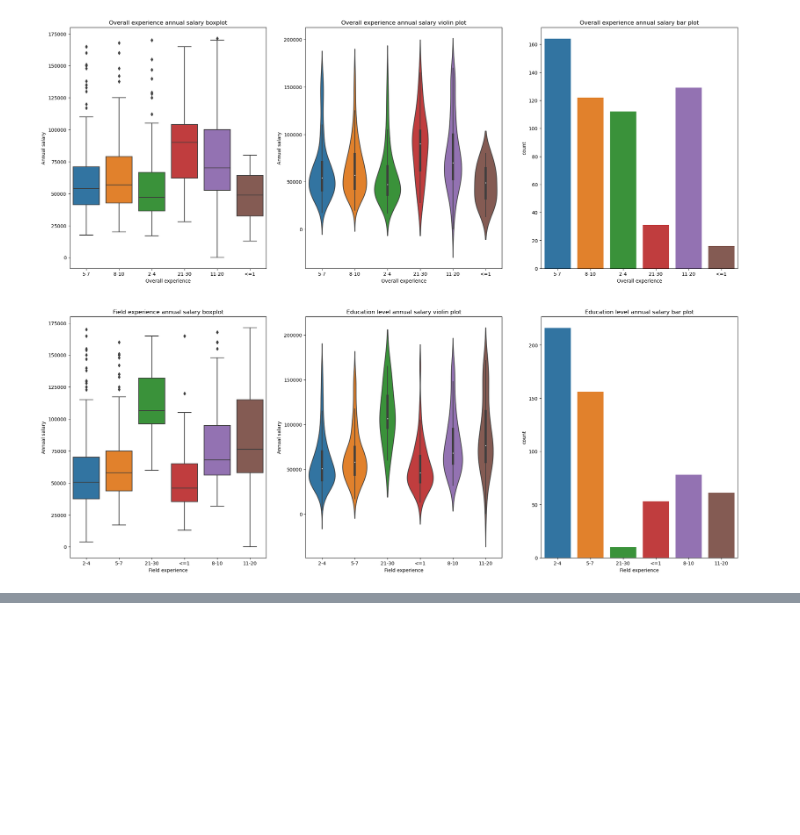
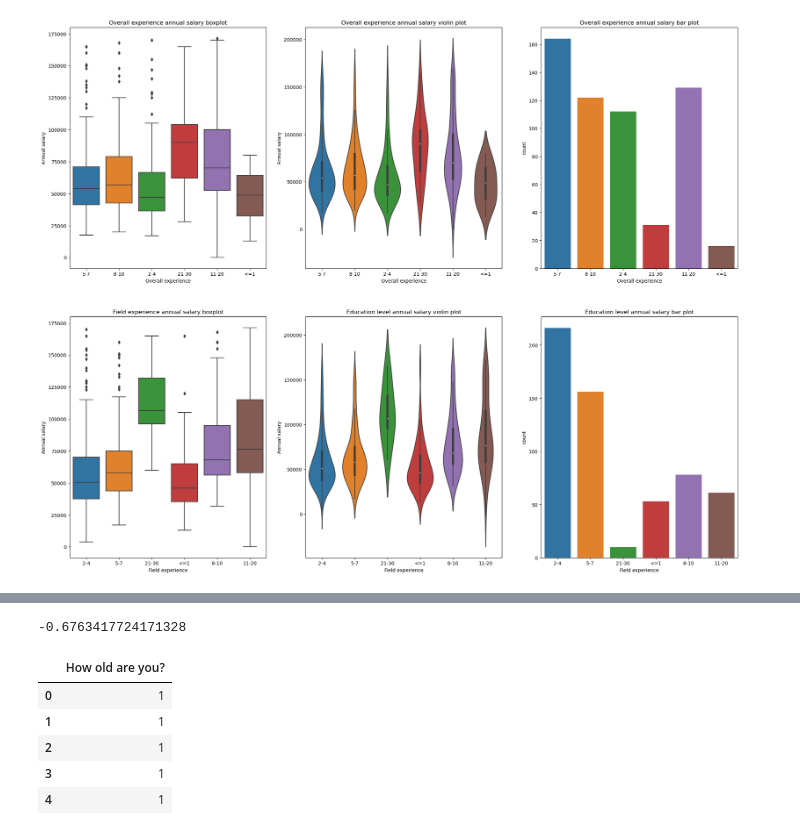
Before and after one commit to armandolezama/data-science-portfolio, a Jupyter notebook: Data_Science_Cycle/Ask_A_Manager_Salary_Survey_2021/Ask_A_Manager_Salary_Survey_2021.ipynb, the cells around one changed output, grey strips where cells are left out. Cells and saved outputs as stored; diff of their text form; code cells hidden in the pictures; blank space fills up the shorter version.

```diff
--- a/Data_Science_Cycle/Ask_A_Manager_Salary_Survey_2021/Ask_A_Manager_Salary_Survey_2021.ipynb
+++ b/Data_Science_Cycle/Ask_A_Manager_Salary_Survey_2021/Ask_A_Manager_Salary_Survey_2021.ipynb
@@ -1681,0 +1714,39 @@ field_experience_bar_plot.set_xticklabels(
+# %%
+le = LabelEncoder()
+
+le.fit(regression_set_data[gender_cat_var].drop_duplicates())
+regression_set_data[gender_cat_var] = le.transform(regression_set_data[gender_cat_var])
+
+le.fit(regression_set_data[age_cat_var].drop_duplicates())
+regression_set_data[age_cat_var] = le.transform(regression_set_data[age_cat_var])
+
+le.fit(regression_set_data[education_cat_var].drop_duplicates())
+regression_set_data[education_cat_var] = le.transform(regression_set_data[education_cat_var])
+
+le.fit(regression_set_data[overall_experience_cat_var].drop_duplicates())
+regression_set_data[overall_experience_cat_var] = le.transform(regression_set_data[overall_experience_cat_var])
+
+le.fit(regression_set_data[field_experience_cat_var].drop_duplicates())
+regression_set_data[field_experience_cat_var] = le.transform(regression_set_data[field_experience_cat_var])
+# %%
+x_vars = regression_set_data.drop([continuous_variables[0], gender_cat_var], axis = 1)
+y_var = regression_set_data[continuous_variables[0]]
+
+x_train,x_test,y_train,y_test = train_test_split(x_vars,y_var, random_state = 0)
+lr = LinearRegression().fit(x_train,y_train)
+
+y_train_pred = lr.predict(x_train)
+y_test_pred = lr.predict(x_test)
+
+print(lr.score(x_test,y_test))
+# %% [output]
+-0.6763417724171328
+# %%
+regression_set_data.head()
+# %% [output]
+|  | How old are you? |
+| 0 | 1 |
+| 1 | 1 |
+| 2 | 1 |
+| 3 | 1 |
+| 4 | 1 |
```
Also changed, not shown: parts of 2 cells of this notebook.
